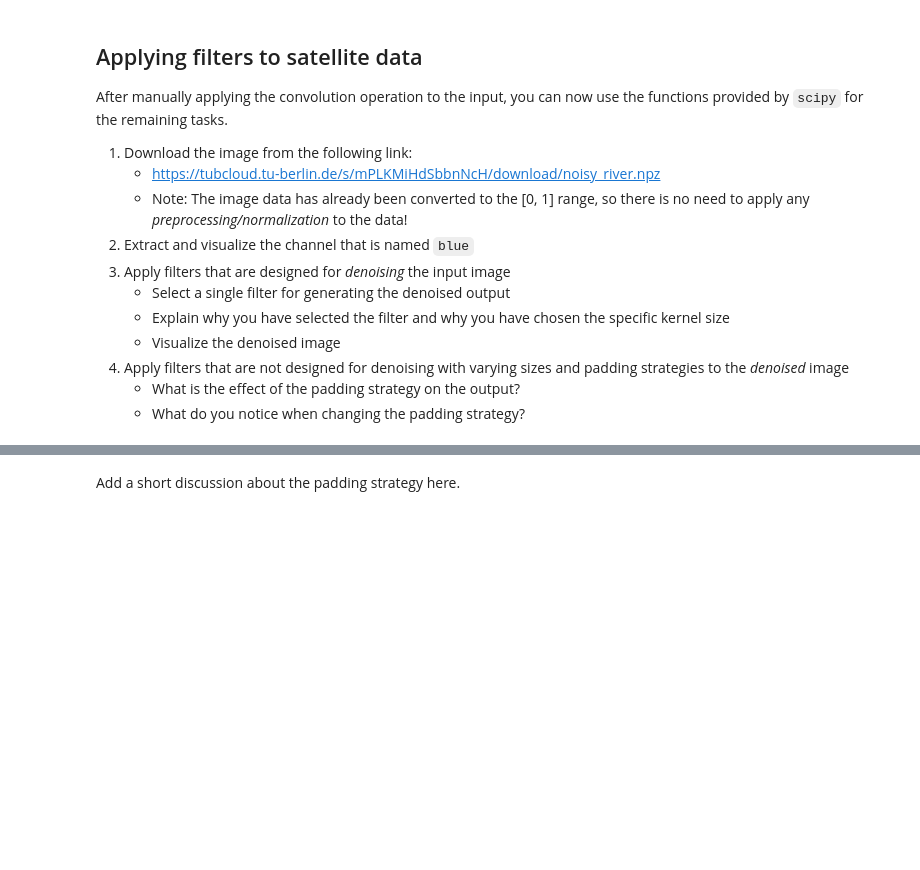
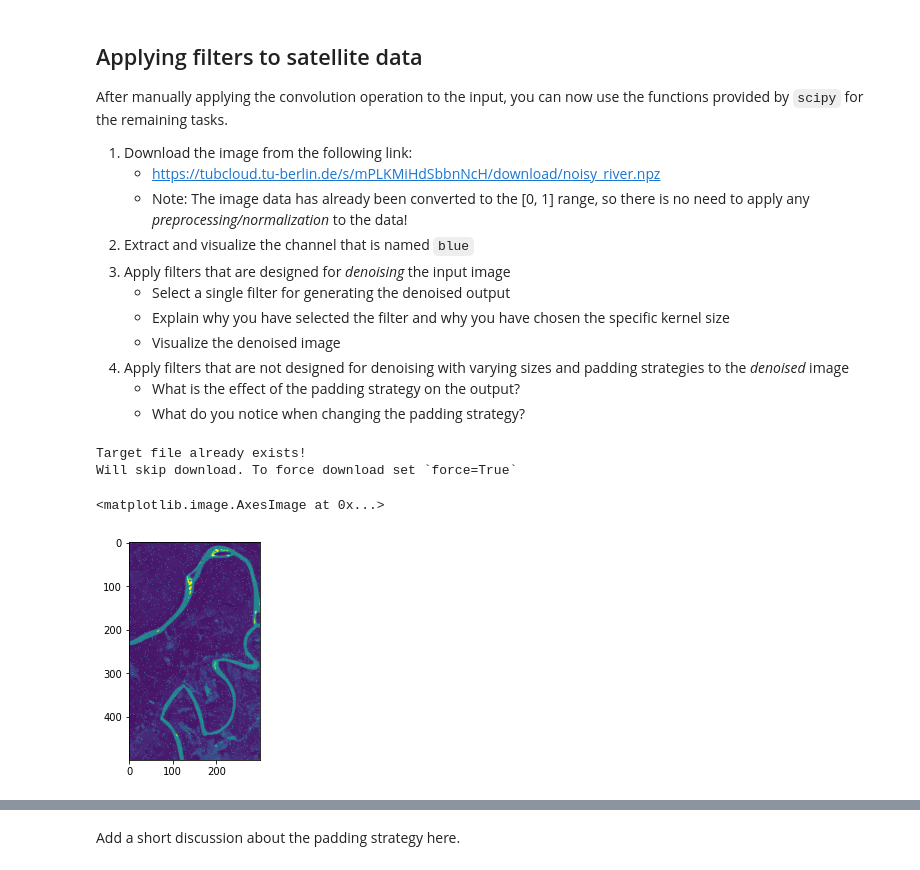
Before and after one commit to OliverStoll/Remote-Sensing-Applications, a Jupyter notebook: HW02.ipynb, the cells around one changed output, grey strips where cells are left out. Cells and saved outputs as stored; diff of their text form; code cells hidden in the pictures; blank space fills up the shorter version.

```diff
--- a/HW02.ipynb
+++ b/HW02.ipynb
@@ -78,8 +158,21 @@ After manually applying the convolution operation to the input, you can now use
     - What do you notice when changing the padding strategy?
 # %%
 # Download the noisy image from within the notebook
+from simple_downloader import download
+TUB_URL = "https://tubcloud.tu-berlin.de/s/mPLKMiHdSbbnNcH/download/noisy_river.npz"
+output_file = download(TUB_URL, "./data/ha2-data")
+npzfiles = np.load(output_file)
+
+
 # And visualize the blue band
-noisy_blue_band = ...
+noisy_blue_band = npzfiles['blue']
+
+plt.imshow(noisy_blue_band)
+# %% [output]
+Target file already exists!
+Will skip download. To force download set `force=True`
+<matplotlib.image.AxesImage at 0x...>
+[figure, added]
 # %%
 # DO NOT EDIT
 submission_noisy_img = deepcopy(noisy_blue_band)
```
Also changed, not shown: parts of 9 cells of this notebook, 2 other files.
